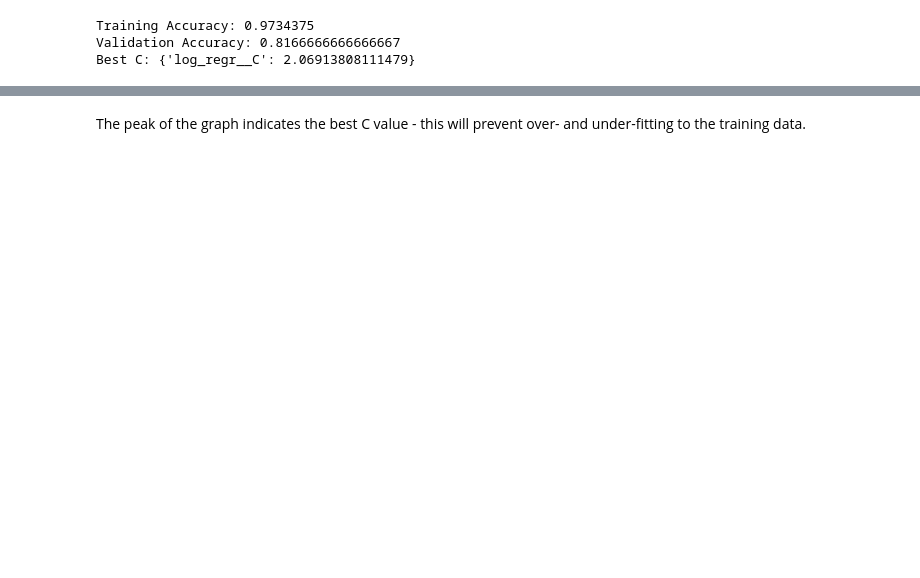
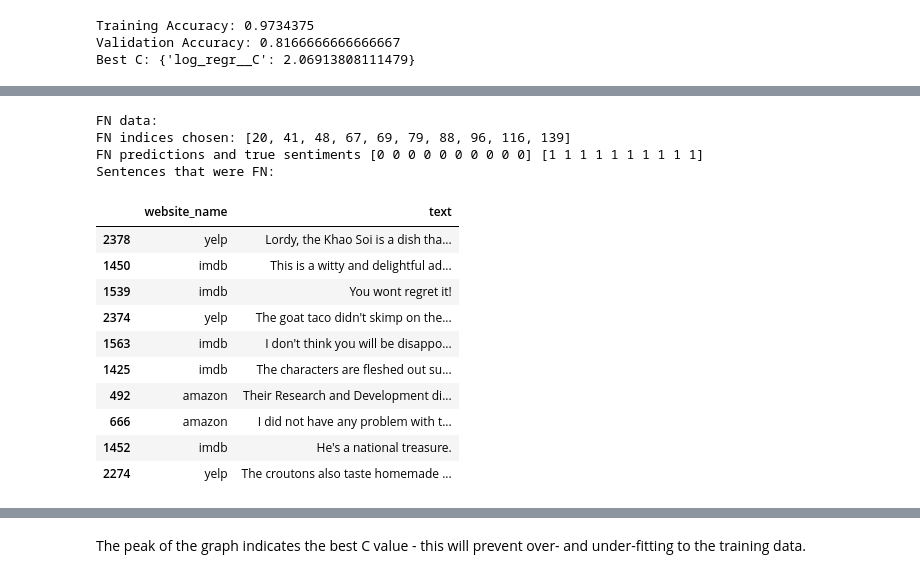
Before and after one commit to juliewanglan/Project-A, a Jupyter notebook: notebooks/ProjectA.ipynb, the cells around one changed output, grey strips where cells are left out. Cells and saved outputs as stored; diff of their text form; code cells hidden in the pictures; blank space fills up the shorter version.

Commit message:
Finished problem 1 and setup for problem 2

```diff
--- a/notebooks/ProjectA.ipynb
+++ b/notebooks/ProjectA.ipynb
@@ -134,3 +165,30 @@ Best C: {'log_regr__C': 2.06913808111479}
+# %%
+va_idx_FN = FN[0:10]
+va_sent_predict_FN = grid_predictions_va[va_idx_FN]
+va_sent_true_FN = y_va[va_idx_FN]
+FN_styled_df = x_va.iloc[va_idx_FN].style.set_properties(**{'text_align': 'right'})
+
+print("FN data:")
+print("FN indices chosen:", va_idx_FN)
+print("FN predictions and true sentiments", va_sent_predict_FN, va_sent_true_FN)
+print("Sentences that were FN: \n")
+FN_styled_df
+# %% [output]
+FN data:
+FN indices chosen: [20, 41, 48, 67, 69, 79, 88, 96, 116, 139]
+FN predictions and true sentiments [0 0 0 0 0 0 0 0 0 0] [1 1 1 1 1 1 1 1 1 1]
+Sentences that were FN:
+|  | website_name | text |
+| 2378 | yelp | Lordy, the Khao Soi is a dish tha... |
+| 1450 | imdb | This is a witty and delightful ad... |
+| 1539 | imdb | You wont regret it! |
+| 2374 | yelp | The goat taco didn't skimp on the... |
+| 1563 | imdb | I don't think you will be disappo... |
+| 1425 | imdb | The characters are fleshed out su... |
+| 492 | amazon | Their Research and Development di... |
+| 666 | amazon | I did not have any problem with t... |
+| 1452 | imdb | He's a national treasure. |
+| 2274 | yelp | The croutons also taste homemade ... |
 # %%
  # print best parameter and best score
 print(f'Best C: {grid_search.best_params_["log_regr__C"]}')
```
Also changed, not shown: parts of 9 cells of this notebook, 3 other files.
